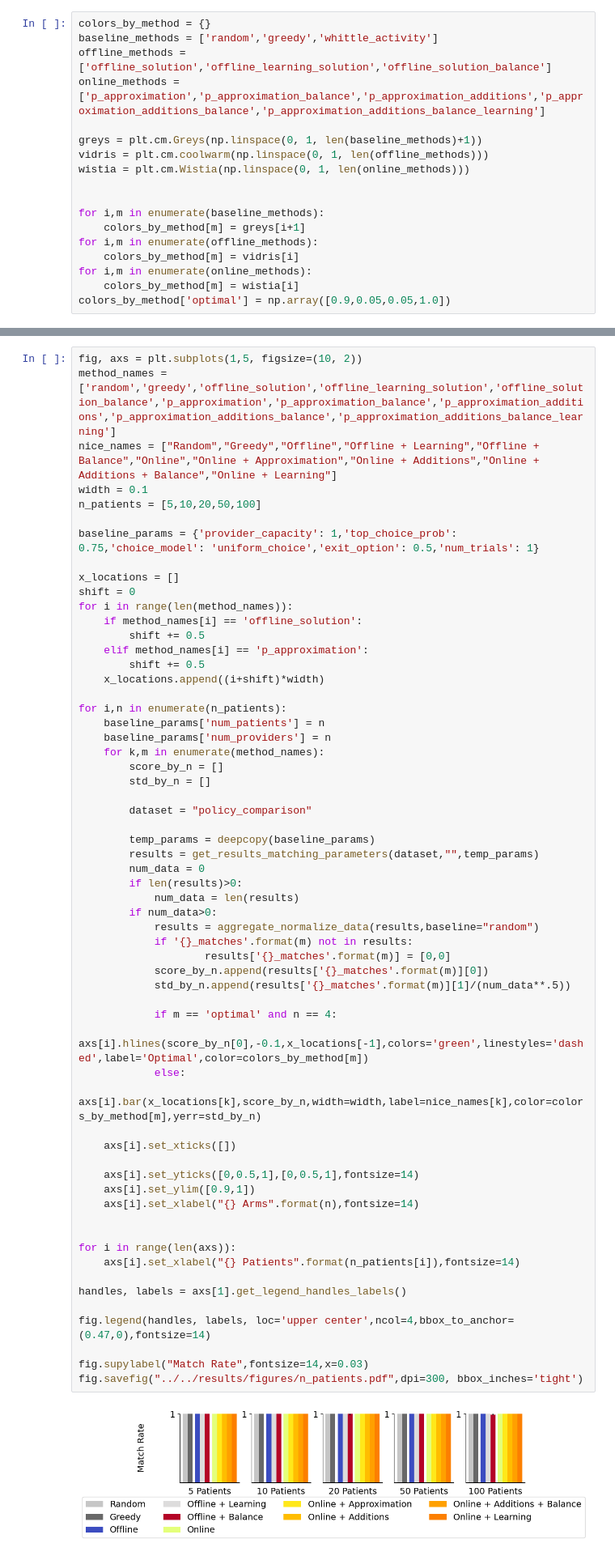
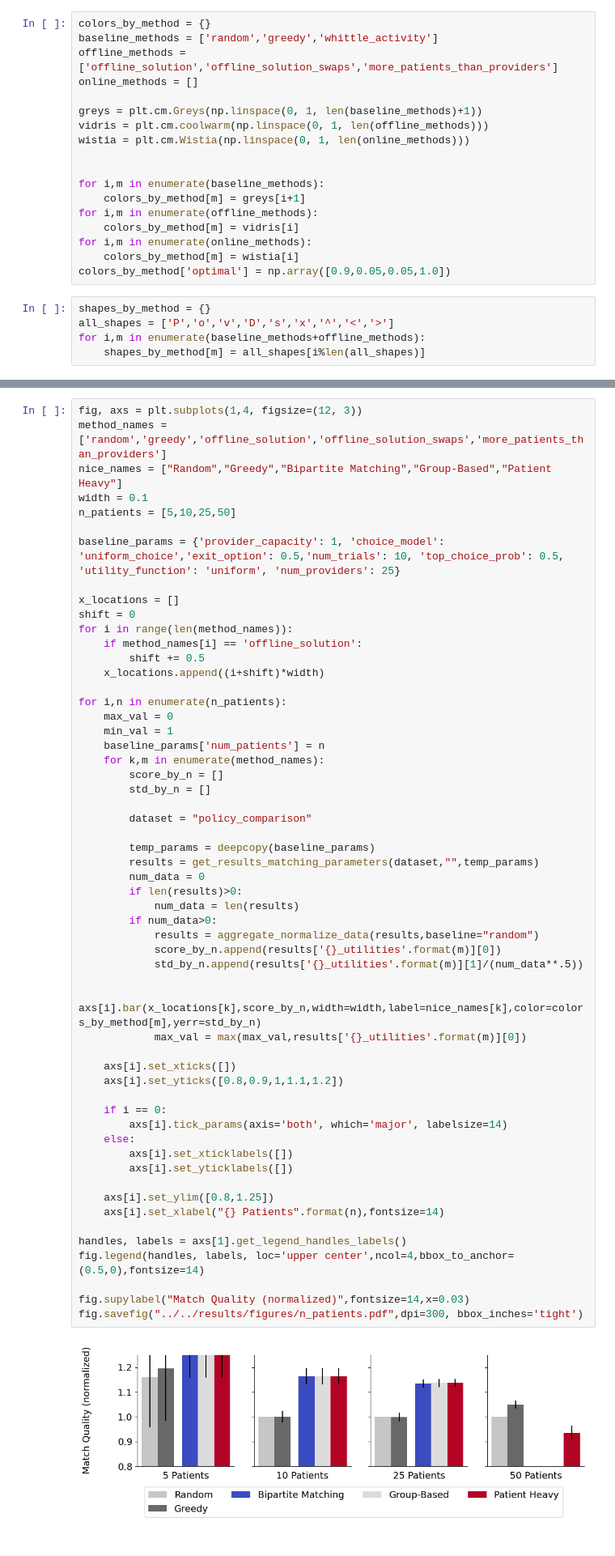
Before and after one commit to naveenr414/patient-provider, a Jupyter notebook: scripts/notebooks/Plotting.ipynb, the cells around one changed output, grey strips where cells are left out. Shown at 81% size. Cells and saved outputs as stored; diff of their text form.

Commit message:
Added scripts for optimal policy

```diff
--- a/scripts/notebooks/Plotting.ipynb
+++ b/scripts/notebooks/Plotting.ipynb
@@ -33,8 +34,8 @@ plt.rcParams['savefig.bbox'] = 'tight'
 # %%
 colors_by_method = {}
 baseline_methods = ['random','greedy','whittle_activity']
-offline_methods = ['offline_solution','offline_learning_solution','offline_solution_balance']
-online_methods = ['p_approximation','p_approximation_balance','p_approximation_additions','p_approximation_additions_balance','p_approximation_additions_balance_learning']
+offline_methods = ['offline_solution','offline_solution_swaps','more_patients_than_providers']
+online_methods = []
 
 greys = plt.cm.Greys(np.linspace(0, 1, len(baseline_methods)+1))
 vidris = plt.cm.coolwarm(np.linspace(0, 1, len(offline_methods)))
@@ -48,3 +49,8 @@ for i,m in enumerate(offline_methods):
 for i,m in enumerate(online_methods):
     colors_by_method[m] = wistia[i]
 colors_by_method['optimal'] = np.array([0.9,0.05,0.05,1.0])
+# %%
+shapes_by_method = {}
+all_shapes = ['P','o','v','D','s','x','^','<','>']
+for i,m in enumerate(baseline_methods+offline_methods):
+    shapes_by_method[m] = all_shapes[i%len(all_shapes)]
@@ -53,63 +219,59 @@ colors_by_method['optimal'] = np.array([0.9,0.05,0.05,1.0])
 # %%
-fig, axs = plt.subplots(1,5, figsize=(10, 2))
-method_names = ['random','greedy','offline_solution','offline_learning_solution','offline_solution_balance','p_approximation','p_approximation_balance','p_approximation_additions','p_approximation_additions_balance','p_approximation_additions_balance_learning']
-nice_names = ["Random","Greedy","Offline","Offline + Learning","Offline + Balance","Online","Online + Approximation","Online + Additions","Online + Additions + Balance","Online + Learning"]
+fig, axs = plt.subplots(1,4, figsize=(12, 3))
+method_names = ['random','greedy','offline_solution','offline_solution_swaps','more_patients_than_providers']
+nice_names = ["Random","Greedy","Bipartite Matching","Group-Based","Patient Heavy"]
 width = 0.1
-n_patients = [5,10,20,50,100]
+n_patients = [5,10,25,50]
 
-baseline_params = {'provider_capacity': 1,'top_choice_prob': 0.75,'choice_model': 'uniform_choice','exit_option': 0.5,'num_trials': 1}
+baseline_params = {'provider_capacity': 1, 'choice_model': 'uniform_choice','exit_option': 0.5,'num_trials': 10, 'top_choice_prob': 0.5, 'utility_function': 'uniform', 'num_providers': 25}
 
 x_locations = []
 shift = 0
 for i in range(len(method_names)):
     if method_names[i] == 'offline_solution':
         shift += 0.5
-    elif method_names[i] == 'p_approximation':
-        shift += 0.5
     x_locations.append((i+shift)*width)
 
 for i,n in enumerate(n_patients):
+    max_val = 0
+    min_val = 1
     baseline_params['num_patients'] = n
-    baseline_params['num_providers'] = n
     for k,m in enumerate(method_names):
         score_by_n = []
         std_by_n = []
 
         dataset = "policy_comparison"
 
         temp_params = deepcopy(baseline_params)
         results = get_results_matching_parameters(dataset,"",temp_params)
         num_data = 0
         if len(results)>0:
             num_data = len(results)
         if num_data>0:
             results = aggregate_normalize_data(results,baseline="random")
-            if '{}_matches'.format(m) not in results:
-                    results['{}_matches'.format(m)] = [0,0]
-            score_by_n.append(results['{}_matches'.format(m)][0])
-            std_by_n.append(results['{}_matches'.format(m)][1]/(num_data**.5))
+            score_by_n.append(results['{}_utilities'.format(m)][0])
+            std_by_n.append(results['{}_utilities'.format(m)][1]/(num_data**.5))
 
-            if m == 'optimal' and n == 4:
-                axs[i].hlines(score_by_n[0],-0.1,x_locations[-1],colors='green',linestyles='dashed',label='Optimal',color=colors_by_method[m])
-            else:
-                axs[i].bar(x_locations[k],score_by_n,width=width,label=nice_names[k],color=colors_by_method[m],yerr=std_by_n)
+            axs[i].bar(x_locations[k],score_by_n,width=width,label=nice_names[k],color=colors_by_method[m],yerr=std_by_n)
+            max_val = max(max_val,results['{}_utilities'.format(m)][0])
 
     axs[i].set_xticks([])
+    axs[i].set_yticks([0.8,0.9,1,1.1,1.2])
 
-    axs[i].set_yticks([0,0.5,1],[0,0.5,1],fontsize=14)
-    axs[i].set_ylim([0.9,1])
-    axs[i].set_xlabel("{} Arms".format(n),fontsize=14)
+    if i == 0:
+        axs[i].tick_params(axis='both', which='major', labelsize=14)
+    else:
+        axs[i].set_xticklabels([])
+        axs[i].set_yticklabels([])
 
-
-for i in range(len(axs)):
-    axs[i].set_xlabel("{} Patients".format(n_patients[i]),fontsize=14)
+    axs[i].set_ylim([0.8,1.25])
+    axs[i].set_xlabel("{} Patients".format(n),fontsize=14)
 
 handles, labels = axs[1].get_legend_handles_labels()
+fig.legend(handles, labels, loc='upper center',ncol=4,bbox_to_anchor=(0.5,0),fontsize=14)
 
-fig.legend(handles, labels, loc='upper center',ncol=4,bbox_to_anchor=(0.47,0),fontsize=14)
-
-fig.supylabel("Match Rate",fontsize=14,x=0.03)
+fig.supylabel("Match Quality (normalized)",fontsize=14,x=0.03)
 fig.savefig("../../results/figures/n_patients.pdf",dpi=300, bbox_inches='tight')
 # %% [output]
-[figure, old version]
+[figure, new version]
 # %%
```
Also changed, not shown: parts of 12 cells of this notebook, 9 other files.
